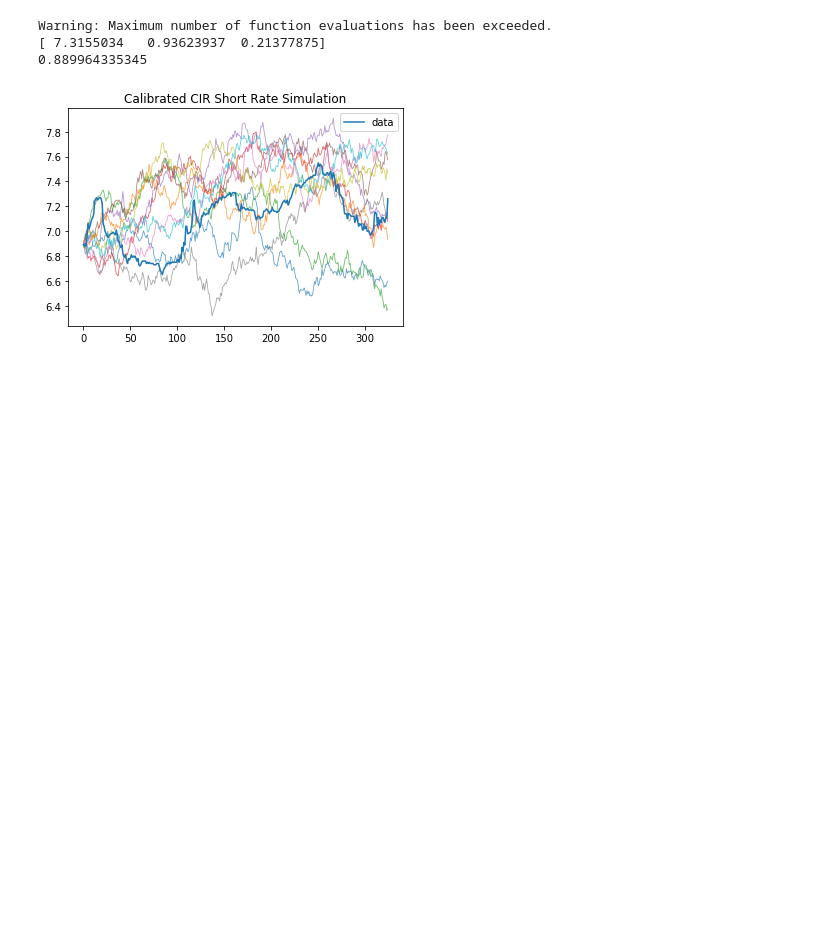
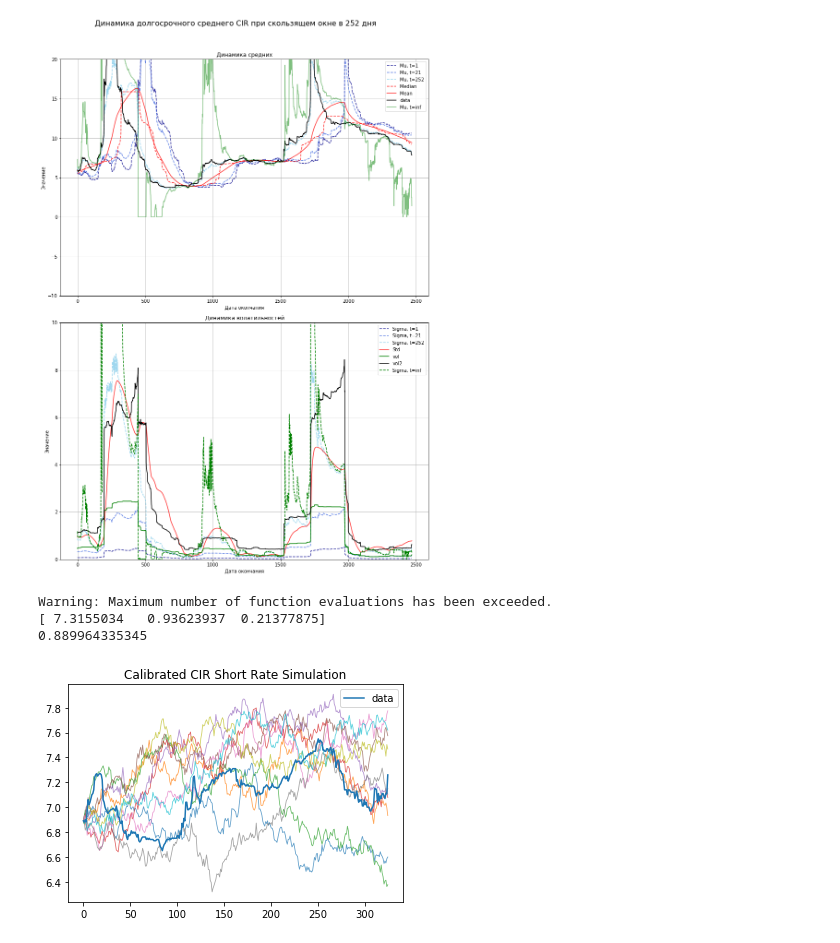
Before and after one commit to DESimakov/CW, a Jupyter notebook: CW_CIR.ipynb, the cells around one changed output. Saved outputs shown, nothing was run; the diff lists cells and outputs as text; code cells hidden in the pictures; blank space fills up the shorter version.

```diff
--- a/CW_CIR.ipynb
+++ b/CW_CIR.ipynb
@@ -126,3 +202,60 @@ Optimization terminated successfully.
+# %%
+a = np.array(db252_CIR['alpha'].values, dtype=float)
+l = np.array(db252_CIR['theta'].values, dtype=float)
+vol = np.array(db252_CIR['vol'].values, dtype=float)
+# %%
+x = mosprime3m.values[:-252]
+
+t252 = np.array([252/252]*len(a))
+sigma252 = np.sqrt(x * vol**2/a * (np.exp(- a * t252) - np.exp(- 2 * a * t252)) + l * vol**2/(2 * a) * (1 - np.exp(- a * t252))**2)
+mu252 = x * np.exp(-a * t252) + l * (1 - np.exp(-a * t252))
+
+t1 = np.array([1/252]*len(a))
+sigma1 = np.sqrt(x * vol**2/a * (np.exp(- a * t1) - np.exp(- 2 * a * t1)) + l * vol**2/(2 * a) * (1 - np.exp(- a * t1))**2)
+mu1 = x * np.exp(-a * t1) + l * (1 - np.exp(-a * t1))
+
+t21 = np.array([21/252]*len(a))
+sigma21 = np.sqrt(x * vol**2/a * (np.exp(- a * t21) - np.exp(- 2 * a * t21)) + l * vol**2/(2 * a) * (1 - np.exp(- a * t21))**2)
+mu21 = x * np.exp(-a * t21) + l * (1 - np.exp(-a * t21))
+# %%
+plt.figure(figsize=[12,16])
+
+plt.subplot(2,1,1)
+plt.plot(mu1 , '--', color='darkblue',  alpha = 0.8, label = 'Mu, t=1')
+plt.plot(mu21 , '--', color='royalblue',  alpha = 0.8, label = 'Mu, t=21')
+plt.plot(mu252 , '--', color='skyblue',  alpha = 2, label = 'Mu, t=252')
+plt.plot(db252_CIR['median'].values , 'r--',  alpha = 0.8, label = 'Median')
+plt.plot(db252_CIR['mean'].values , 'r-',  alpha = 0.8, label = 'Mean')
+plt.plot(mosprime3m.values[252:] , 'black', label = 'data')
+plt.plot(l , 'g-',  alpha = 0.5, label = 'Mu, t=inf')
+plt.title('Динамика средних')
+plt.xlabel('Дата окончания')
+plt.ylabel('Значение')
+plt.ylim([-10,20])
+plt.legend()
+plt.grid()
+
+plt.subplot(2,1,2)
+plt.plot(sigma1 , '--', color='darkblue',  alpha = 0.8, label = 'Sigma, t=1')
+plt.plot(sigma21 , '--', color='royalblue',  alpha = 0.8, label = 'Sigma, t=21')
+plt.plot(sigma252 ,'--', color='skyblue',  alpha = 2, label = 'Sigma, t=252')
+plt.plot(db252_CIR['std'].values , 'r-',  alpha = 0.8, label = 'Std')
+plt.plot(db252_CIR['vol'].values , 'g-',  alpha = 1, label = 'vol')
+plt.plot(np.sqrt(x) * db252_CIR['vol'].values , 'k-',  alpha = 1, label = 'vol2')
+plt.plot( np.sqrt(l * vol**2/(2 * a)) , 'g--',  alpha = 1, label = 'Sigma, t=inf')
+
+plt.title('Динамика волатильностей')
+plt.xlabel('Дата окончания')
+plt.ylabel('Значение')
+plt.ylim([0,10])
+plt.legend()
+plt.grid()
+
+plt.suptitle('Динамика долгосрочного среднего CIR при скользящем окне в 252 дня' , y=1.05, fontsize=16)
+plt.tight_layout()
+plt.show()
+# %% [output]
+[figure, added]
 # %%
 def mean_max_dist(opt, data, num_paths):
     dist = []
```
Also changed, not shown: parts of 19 cells of this notebook.
